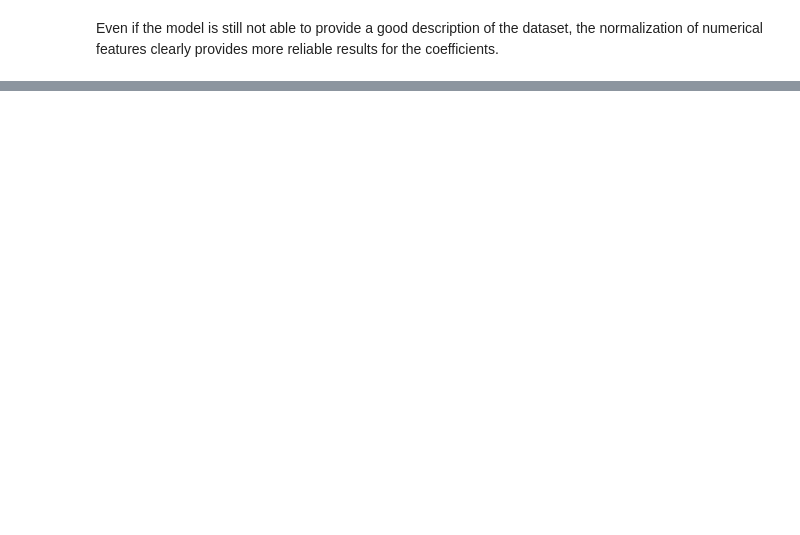
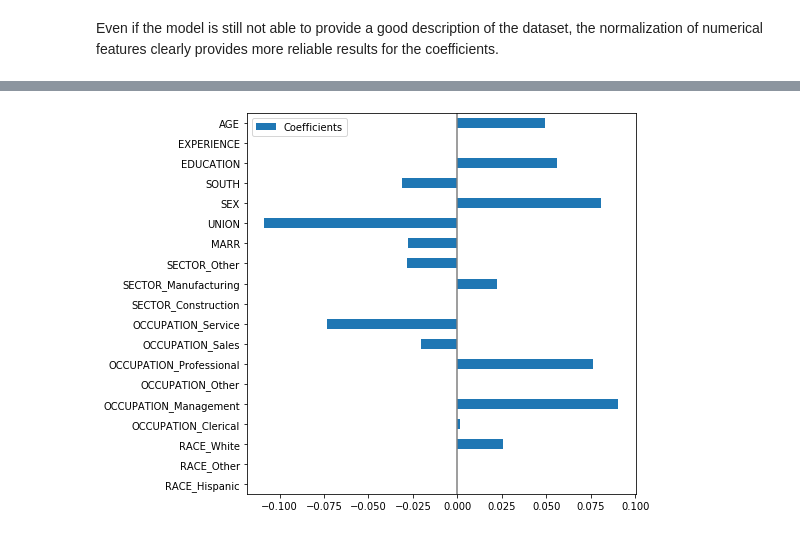
Before and after one commit to cmarmo/linearcoeff_interp, a Jupyter notebook: plot_linear_model_coefficient_interpretation.ipynb, the cells around one changed output, grey strips where cells are left out. Cells and saved outputs as stored; diff of their text form; code cells hidden in the pictures; blank space fills up the shorter version.

Commit message:
Add LassoCV model.

```diff
--- a/plot_linear_model_coefficient_interpretation.ipynb
+++ b/plot_linear_model_coefficient_interpretation.ipynb
@@ -684,0 +637,13 @@ reliable results for the coefficients.
+# %%
+from sklearn.linear_model import LassoCV
+
+model = make_pipeline(
+    preprocessor,
+    TransformedTargetRegressor(
+        regressor=LassoCV(alphas=np.logspace(-10, 10, 21), max_iter=100000),
+        func=np.log10,
+        inverse_func=sp.special.exp10
+    )
+)
+model.fit(X_train, y_train)
+model[-1].regressor_.alpha_
@@ -684,0 +675,10 @@ reliable results for the coefficients.
+# %%
+coefs = pd.DataFrame(
+    model.named_steps['transformedtargetregressor'].regressor_.coef_,
+    columns=['Coefficients'], index=feature_names
+)
+coefs.plot(kind='barh', figsize=(9, 7))
+plt.axvline(x=0, color='.5')
+plt.subplots_adjust(left=.3)
+# %% [output]
+[figure, added]
```
Also changed, not shown: parts of 13 cells of this notebook.
